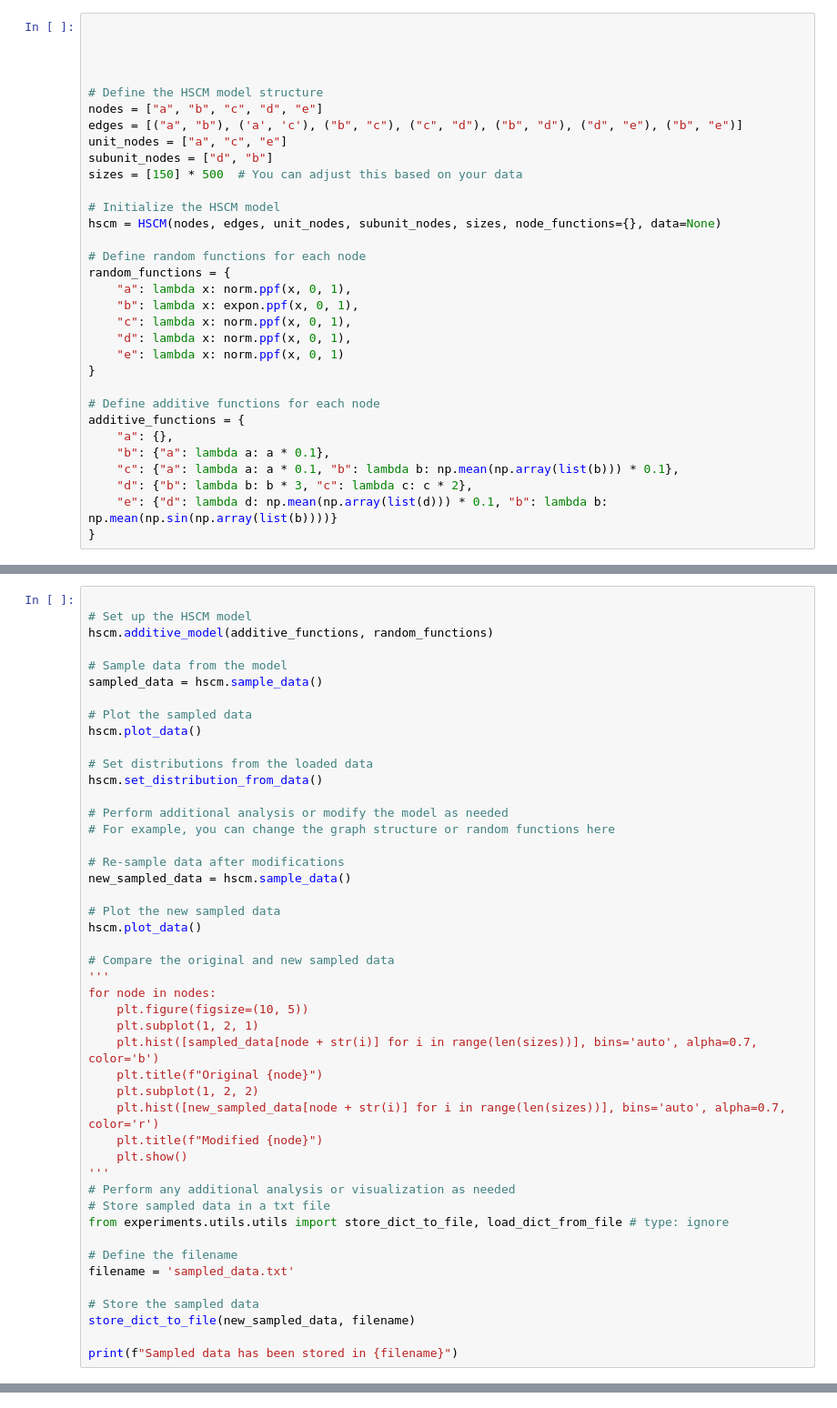
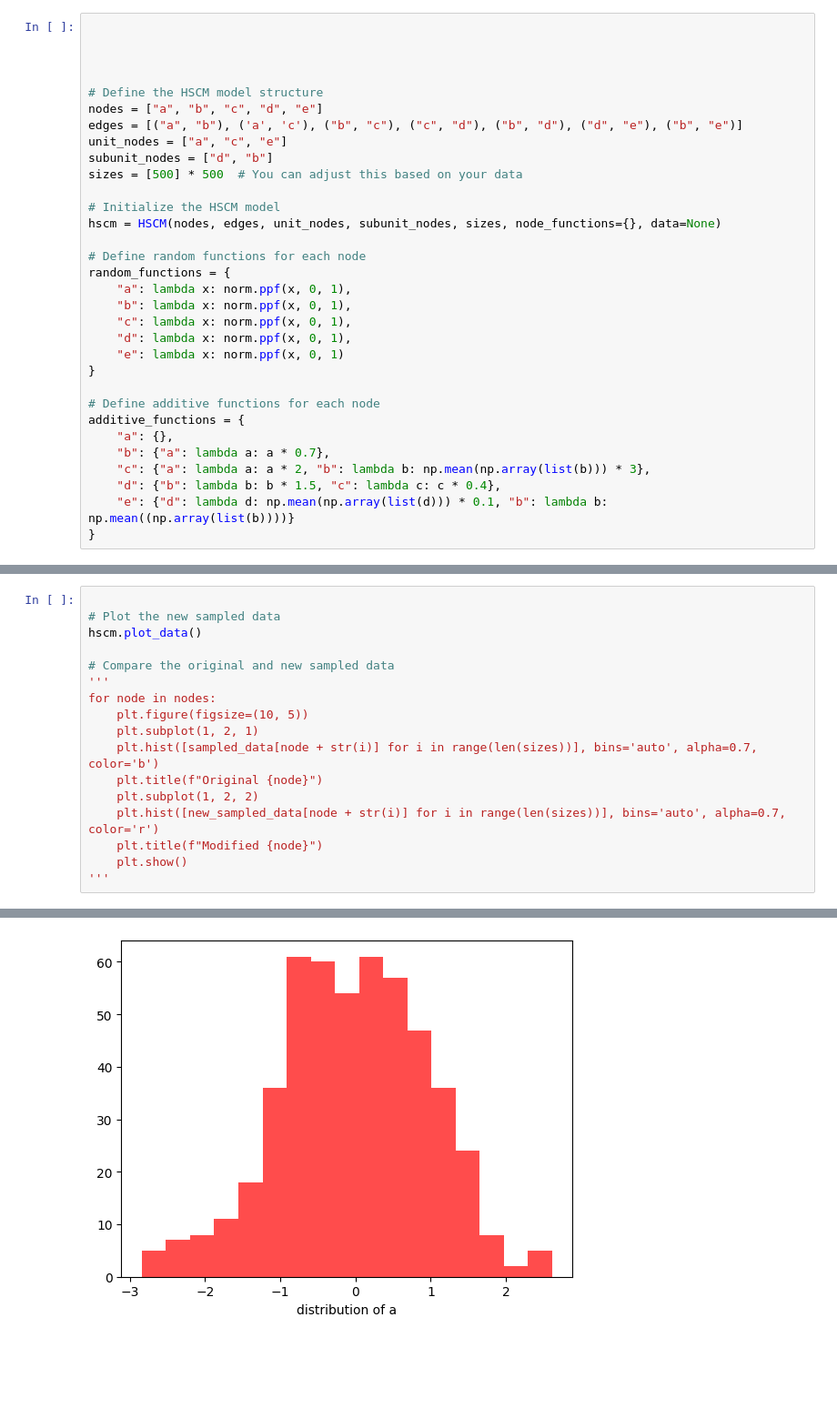
Before and after one commit to janisaiad/hierarchicalcausalmodels, a Jupyter notebook: experiments/notebooks/1.ipynb, the cells around one changed output, grey strips where cells are left out. Shown at 91% size. Saved outputs shown, nothing was run; the diff lists cells and outputs as text; blank space fills up the shorter version.

Commit message:
before meeting thursday & experiments big setup 1/2

```diff
--- a/experiments/notebooks/1.ipynb
+++ b/experiments/notebooks/1.ipynb
@@ -23,7 +14,7 @@ nodes = ["a", "b", "c", "d", "e"]
 edges = [("a", "b"), ('a', 'c'), ("b", "c"), ("c", "d"), ("b", "d"), ("d", "e"), ("b", "e")]
 unit_nodes = ["a", "c", "e"]
 subunit_nodes = ["d", "b"]
-sizes = [150] * 500  # You can adjust this based on your data
+sizes = [500] * 500  # You can adjust this based on your data
 
 # Initialize the HSCM model
 hscm = HSCM(nodes, edges, unit_nodes, subunit_nodes, sizes, node_functions={}, data=None)
@@ -31,7 +22,7 @@ hscm = HSCM(nodes, edges, unit_nodes, subunit_nodes, sizes, node_functions={}, d
 # Define random functions for each node
 random_functions = {
     "a": lambda x: norm.ppf(x, 0, 1),
-    "b": lambda x: expon.ppf(x, 0, 1),
+    "b": lambda x: norm.ppf(x, 0, 1),
     "c": lambda x: norm.ppf(x, 0, 1),
     "d": lambda x: norm.ppf(x, 0, 1),
     "e": lambda x: norm.ppf(x, 0, 1)
@@ -40,8 +31,8 @@ random_functions = {
 # Define additive functions for each node
 additive_functions = {
     "a": {},
-    "b": {"a": lambda a: a * 0.1},
-    "c": {"a": lambda a: a * 0.1, "b": lambda b: np.mean(np.array(list(b))) * 0.1},
-    "d": {"b": lambda b: b * 3, "c": lambda c: c * 2},
-    "e": {"d": lambda d: np.mean(np.array(list(d))) * 0.1, "b": lambda b: np.mean(np.sin(np.array(list(b))))}
+    "b": {"a": lambda a: a * 0.7},
+    "c": {"a": lambda a: a * 2, "b": lambda b: np.mean(np.array(list(b))) * 3},
+    "d": {"b": lambda b: b * 1.5, "c": lambda c: c * 0.4},
+    "e": {"d": lambda d: np.mean(np.array(list(d))) * 0.1, "b": lambda b: np.mean((np.array(list(b))))}
 }
@@ -62,22 +86,4 @@ Sampled data has been stored in sampled_data.txt
 # %%
-
-# Set up the HSCM model
-hscm.additive_model(additive_functions, random_functions)
-
-# Sample data from the model
-sampled_data = hscm.sample_data()
-
-# Plot the sampled data
-hscm.plot_data()
-
-# Set distributions from the loaded data
-hscm.set_distribution_from_data()
-
-# Perform additional analysis or modify the model as needed
-# For example, you can change the graph structure or random functions here
-
-# Re-sample data after modifications
-new_sampled_data = hscm.sample_data()
 
 # Plot the new sampled data
 hscm.plot_data()
@@ -94,14 +100,4 @@ for node in nodes:
     plt.title(f"Modified {node}")
     plt.show()
 '''
-# Perform any additional analysis or visualization as needed
-# Store sampled data in a txt file
-from experiments.utils.utils import store_dict_to_file, load_dict_from_file # type: ignore
-
-# Define the filename
-filename = 'sampled_data.txt'
-
-# Store the sampled data
-store_dict_to_file(new_sampled_data, filename)
-
-print(f"Sampled data has been stored in {filename}")
+# %% [output]
@@ -107,0 +105 @@ print(f"Sampled data has been stored in {filename}")
+[figure, added]
```
Also changed, not shown: parts of 24 cells of this notebook, 7 other files.
